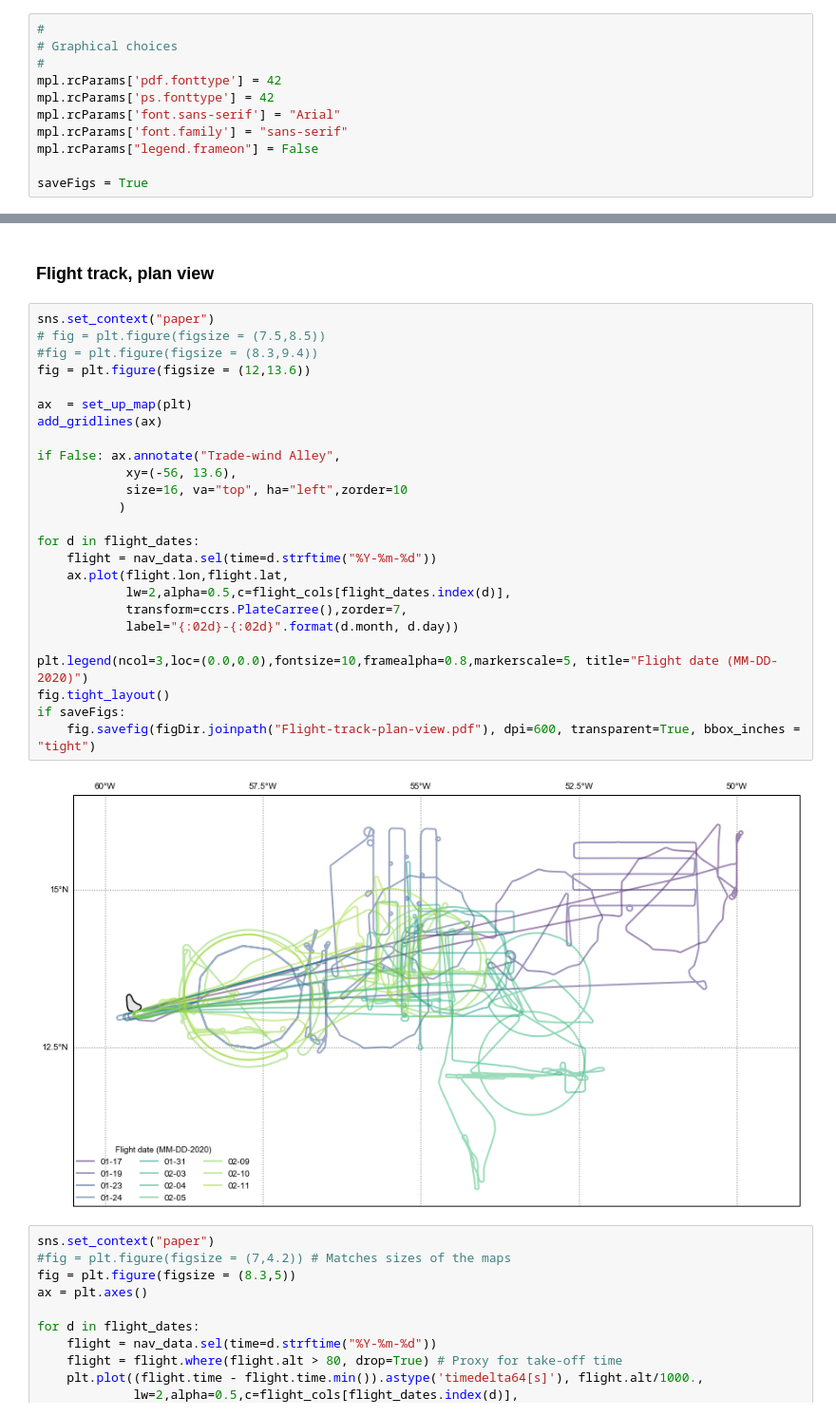
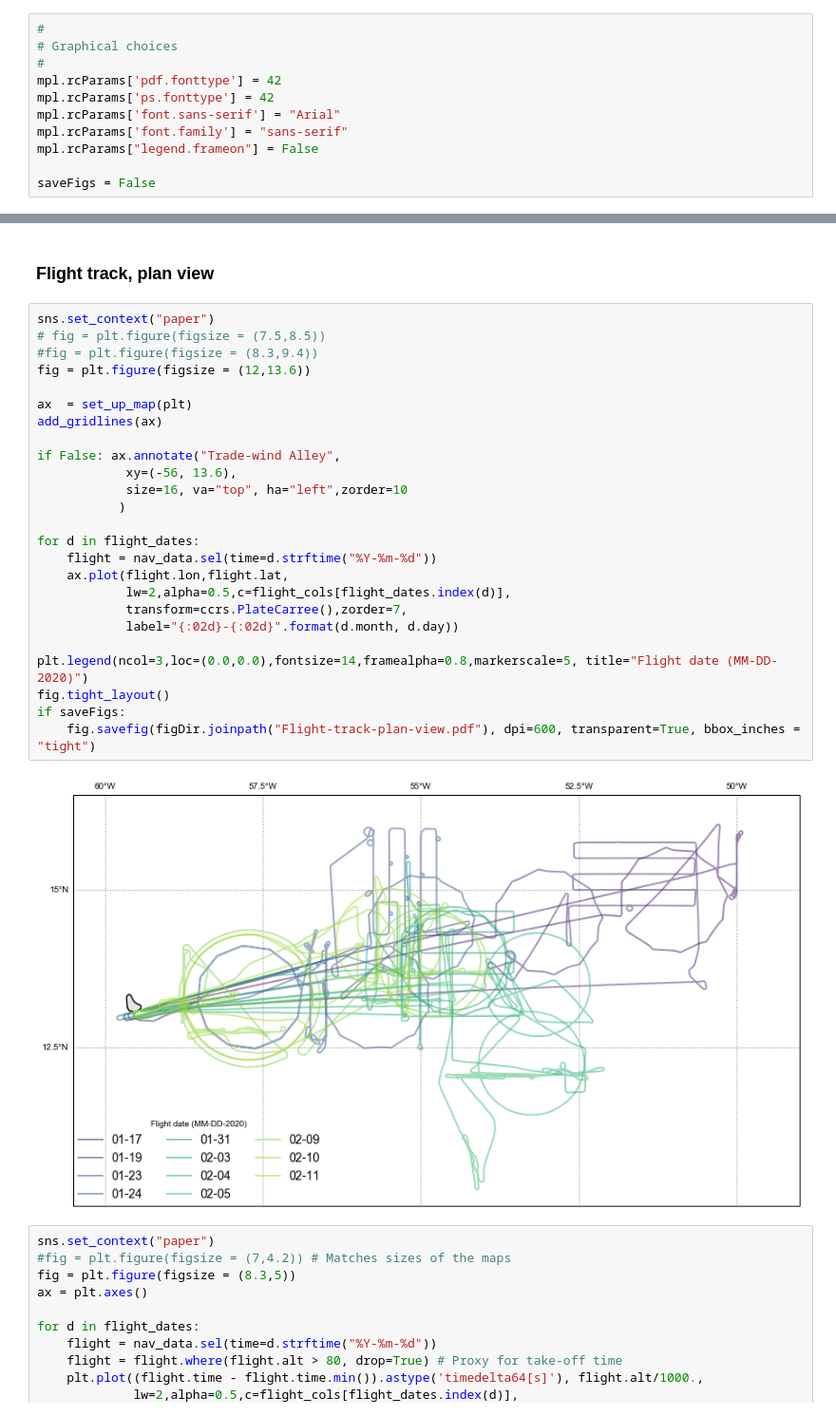
Before and after one commit to RobertPincus/atomic-p3-data-paper, a Jupyter notebook: Figures.ipynb, the cells around one changed output, grey strips where cells are left out. Shown at 95% size. Saved outputs shown, nothing was run; the diff lists cells and outputs as text.

```diff
--- a/Figures.ipynb
+++ b/Figures.ipynb
@@ -34,7 +34,7 @@ mpl.rcParams['font.sans-serif'] = "Arial"
 mpl.rcParams['font.family'] = "sans-serif"
 mpl.rcParams["legend.frameon"] = False
 
-saveFigs = True
+saveFigs = False
 # %%
 def set_up_map(plt, lon_w = -60.5, lon_e = -49, lat_s = 10, lat_n = 16.5):
     ax  = plt.axes(projection=ccrs.PlateCarree())
@@ -200,30 +200,30 @@ swift_dates
 # %%
 sns.set_context("paper")
 # fig = plt.figure(figsize = (7.5,8.5))
 #fig = plt.figure(figsize = (8.3,9.4))
 fig = plt.figure(figsize = (12,13.6))
 
 ax  = set_up_map(plt)
 add_gridlines(ax)
 
 if False: ax.annotate("Trade-wind Alley",
             xy=(-56, 13.6),
             size=16, va="top", ha="left",zorder=10
            )
 
 for d in flight_dates:
     flight = nav_data.sel(time=d.strftime("%Y-%m-%d"))
     ax.plot(flight.lon,flight.lat,
             lw=2,alpha=0.5,c=flight_cols[flight_dates.index(d)],
             transform=ccrs.PlateCarree(),zorder=7,
             label="{:02d}-{:02d}".format(d.month, d.day))
 
-plt.legend(ncol=3,loc=(0.0,0.0),fontsize=10,framealpha=0.8,markerscale=5, title="Flight date (MM-DD-2020)")
+plt.legend(ncol=3,loc=(0.0,0.0),fontsize=14,framealpha=0.8,markerscale=5, title="Flight date (MM-DD-2020)")
 fig.tight_layout()
 if saveFigs:
     fig.savefig(figDir.joinpath("Flight-track-plan-view.pdf"), dpi=600, transparent=True, bbox_inches = "tight")
 # %% [output]
-[figure, old version]
+[figure, new version]
 # %%
 sns.set_context("paper")
 #fig = plt.figure(figsize = (7,4.2)) # Matches sizes of the maps
```
Also changed, not shown: parts of 5 cells of this notebook.
